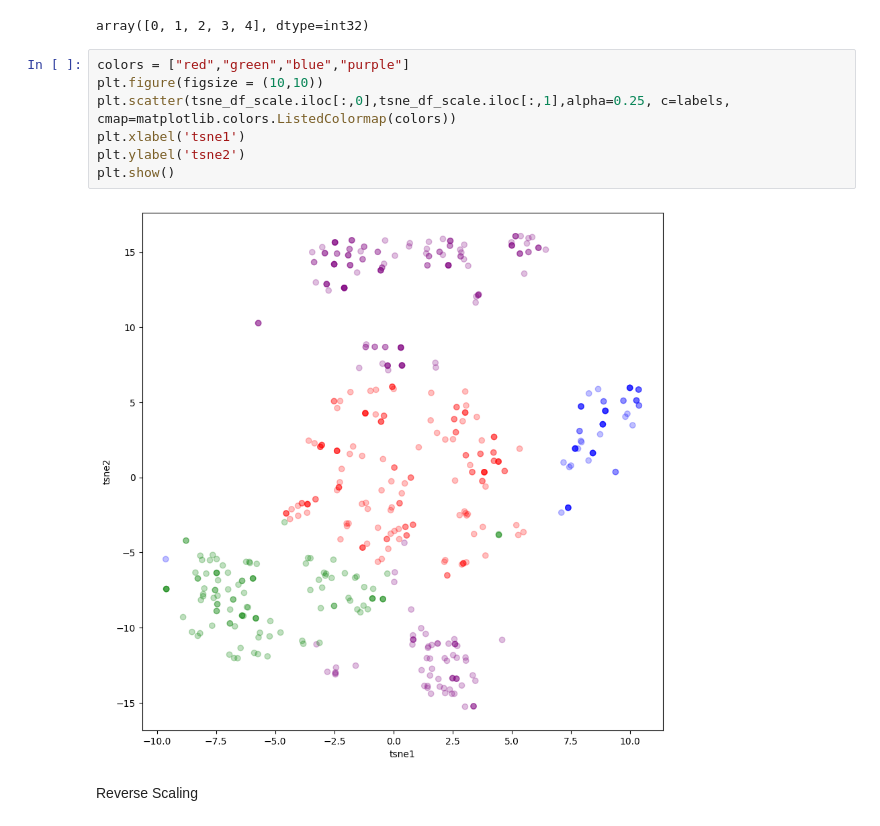
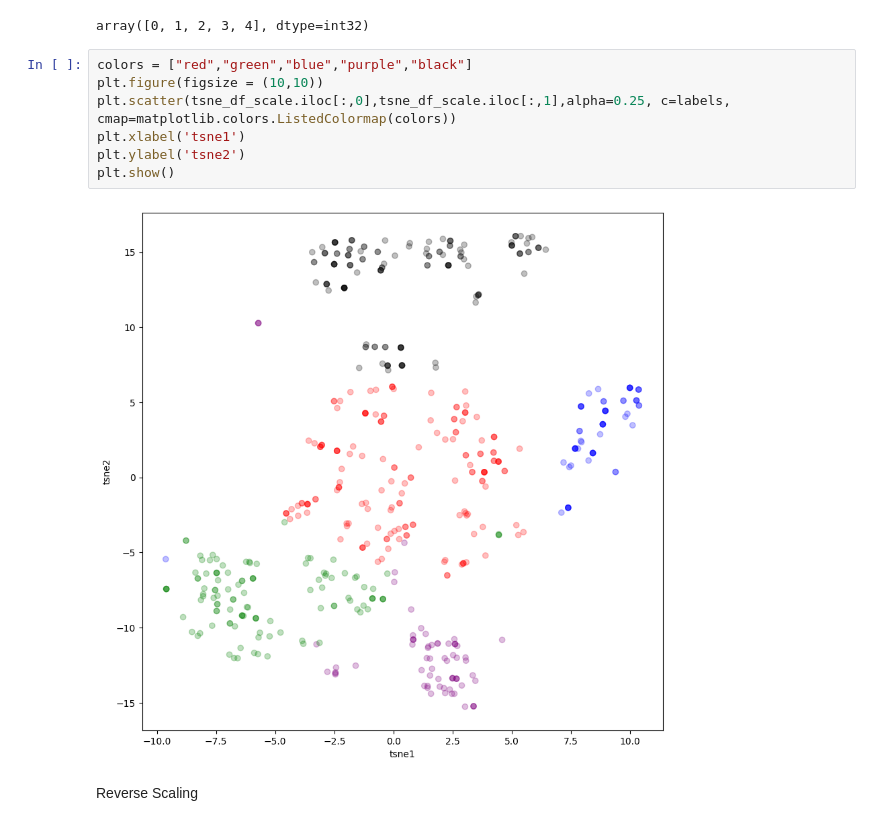
Before and after one commit to LazyHooks/AI_Jobs_Disruption, a Jupyter notebook: MM_algo.ipynb, the cells around one changed output. Cells and saved outputs as stored; diff of their text form.

```diff
--- a/MM_algo.ipynb
+++ b/MM_algo.ipynb
@@ -244,14 +244,14 @@ np.unique(labels)
 # %% [output]
 array([0, 1, 2, 3, 4], dtype=int32)
 # %%
-colors = ["red","green","blue","purple"]
+colors = ["red","green","blue","purple","black"]
 plt.figure(figsize = (10,10))
 plt.scatter(tsne_df_scale.iloc[:,0],tsne_df_scale.iloc[:,1],alpha=0.25, c=labels, cmap=matplotlib.colors.ListedColormap(colors))
 plt.xlabel('tsne1')
 plt.ylabel('tsne2')
 plt.show()
 # %% [output]
-[figure, old version]
+[figure, new version]
 # %% [markdown]
 Reverse Scaling
 # %%
```
